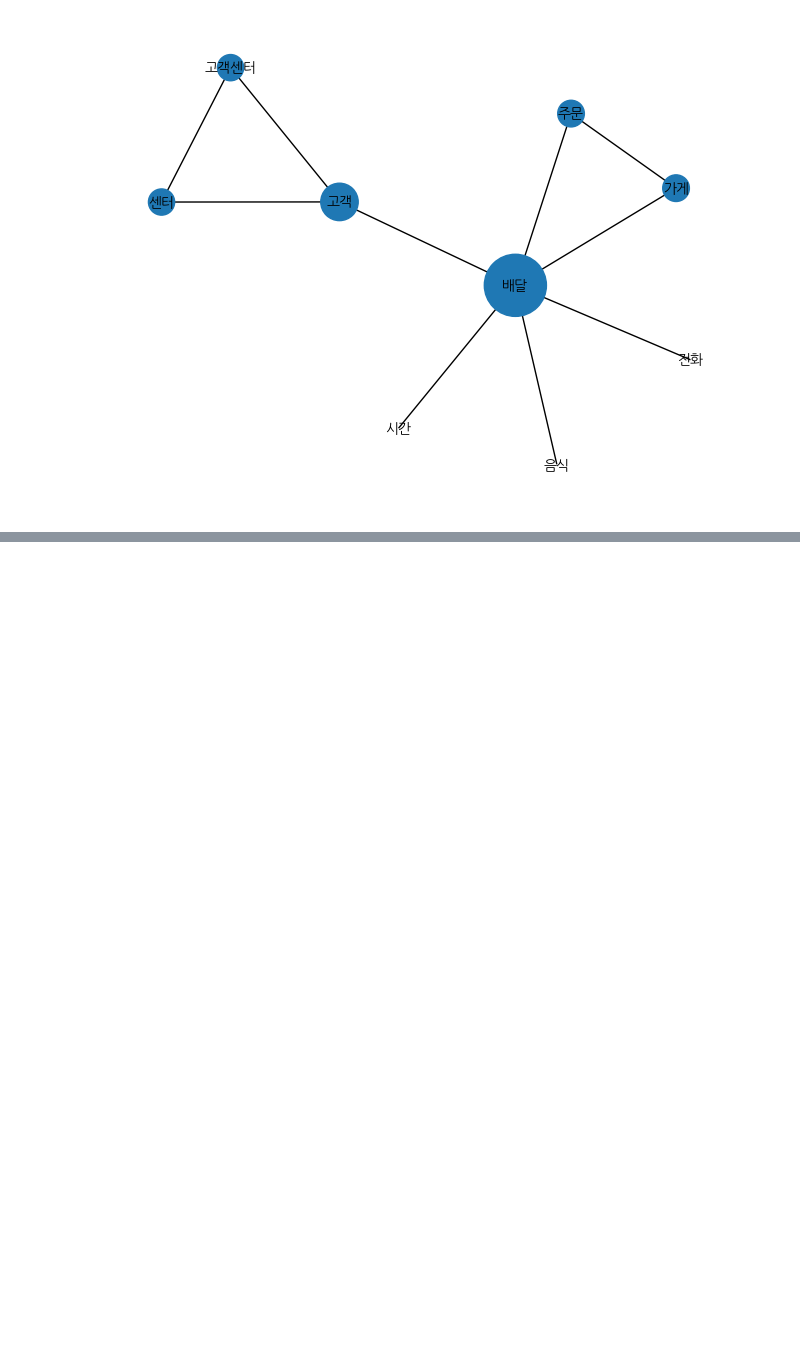
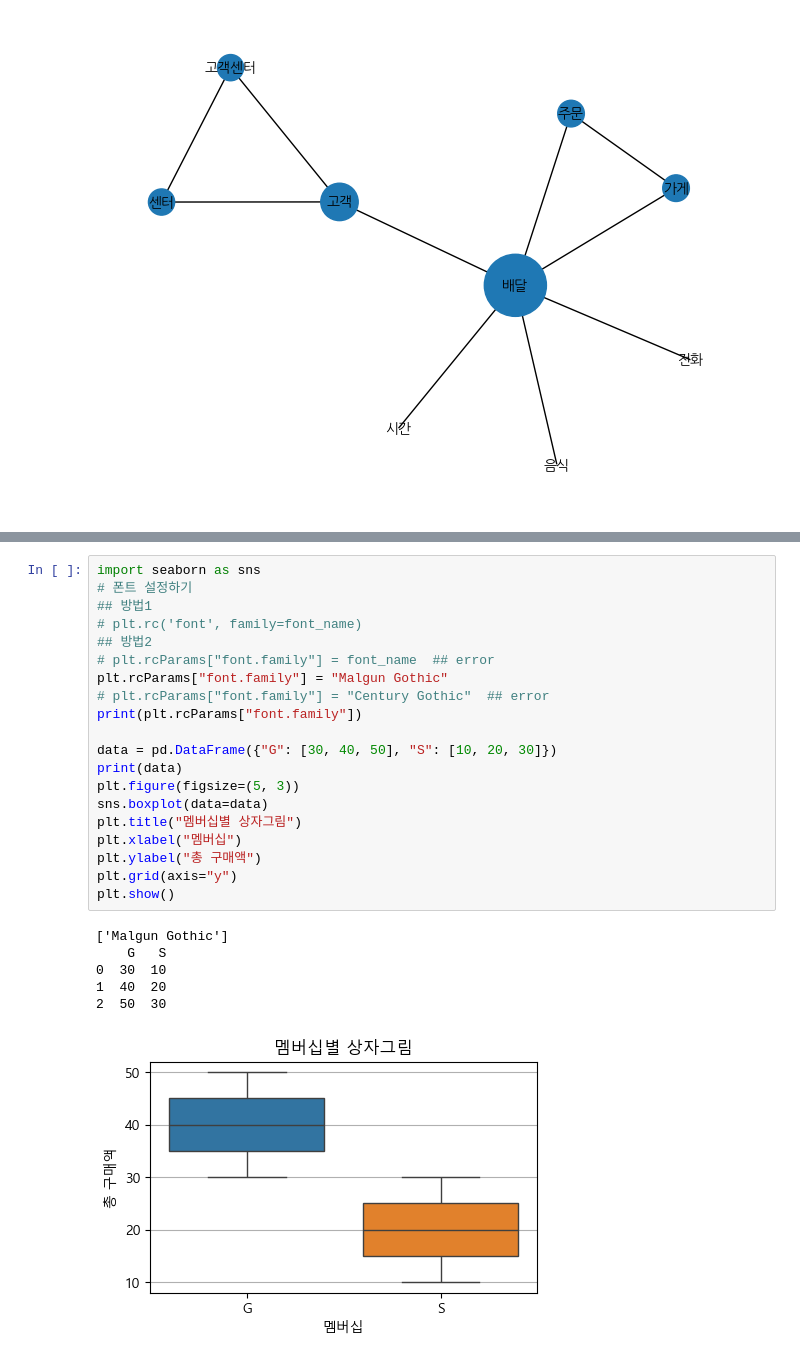
Before and after one commit to vhf1030/wanted-potenup, a Jupyter notebook: 배달의민족 데이터 분석.ipynb, the cells around one changed output, grey strips where cells are left out. Saved outputs shown, nothing was run; the diff lists cells and outputs as text; blank space fills up the shorter version.

Commit message:
add font issue

```diff
--- a/배달의민족 데이터 분석.ipynb
+++ b/배달의민족 데이터 분석.ipynb
@@ -316,0 +363,27 @@ plt.show()
+# %%
+import seaborn as sns
+# 폰트 설정하기
+## 방법1
+# plt.rc('font', family=font_name)
+## 방법2
+# plt.rcParams["font.family"] = font_name  ## error
+plt.rcParams["font.family"] = "Malgun Gothic"
+# plt.rcParams["font.family"] = "Century Gothic"  ## error
+print(plt.rcParams["font.family"])
+
+data = pd.DataFrame({"G": [30, 40, 50], "S": [10, 20, 30]})
+print(data)
+plt.figure(figsize=(5, 3))
+sns.boxplot(data=data)
+plt.title("멤버십별 상자그림")
+plt.xlabel("멤버십")
+plt.ylabel("총 구매액")
+plt.grid(axis="y")
+plt.show()
+# %% [output]
+['Malgun Gothic']
+    G   S
+0  30  10
+1  40  20
+2  50  30
+[figure, added]
```
Also changed, not shown: parts of 5 cells of this notebook, 1 other file.
